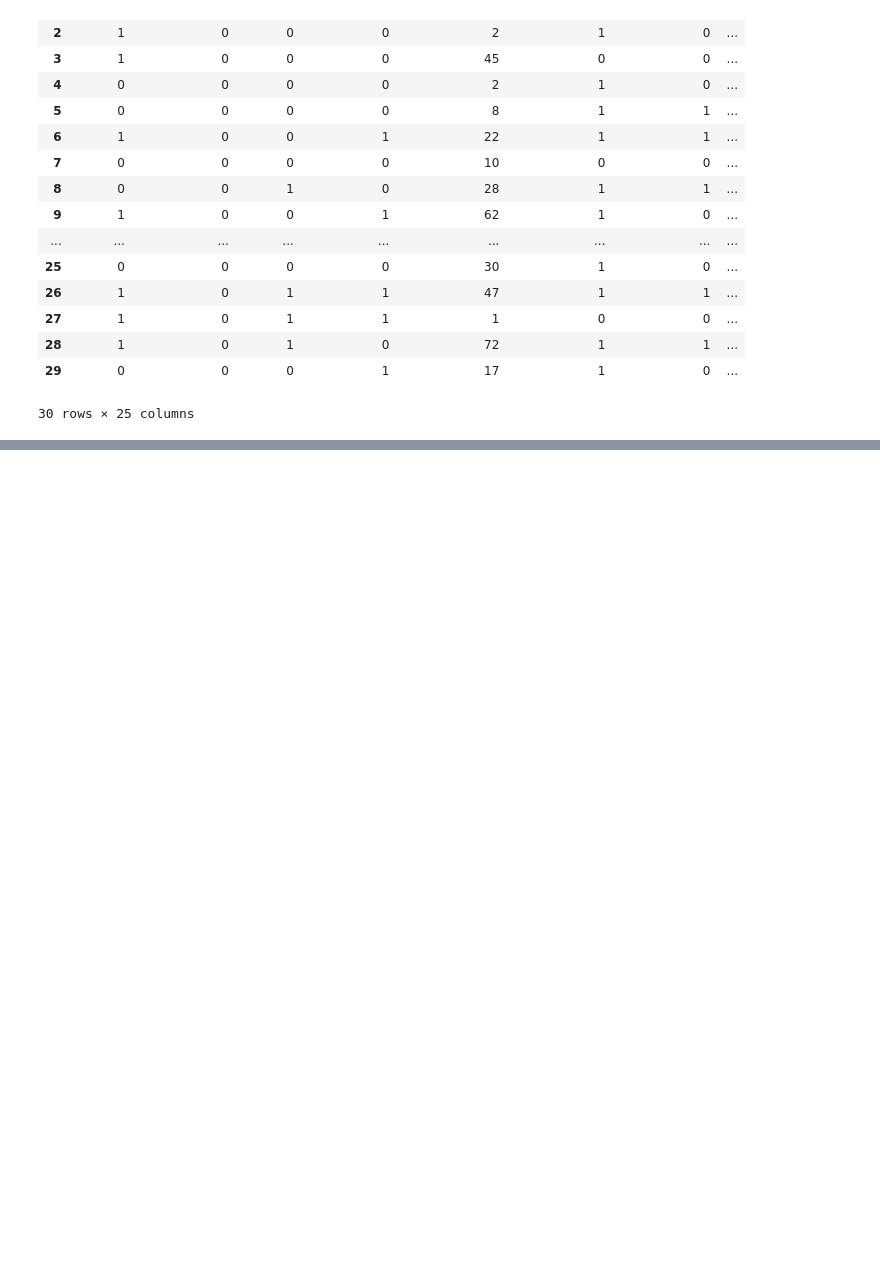
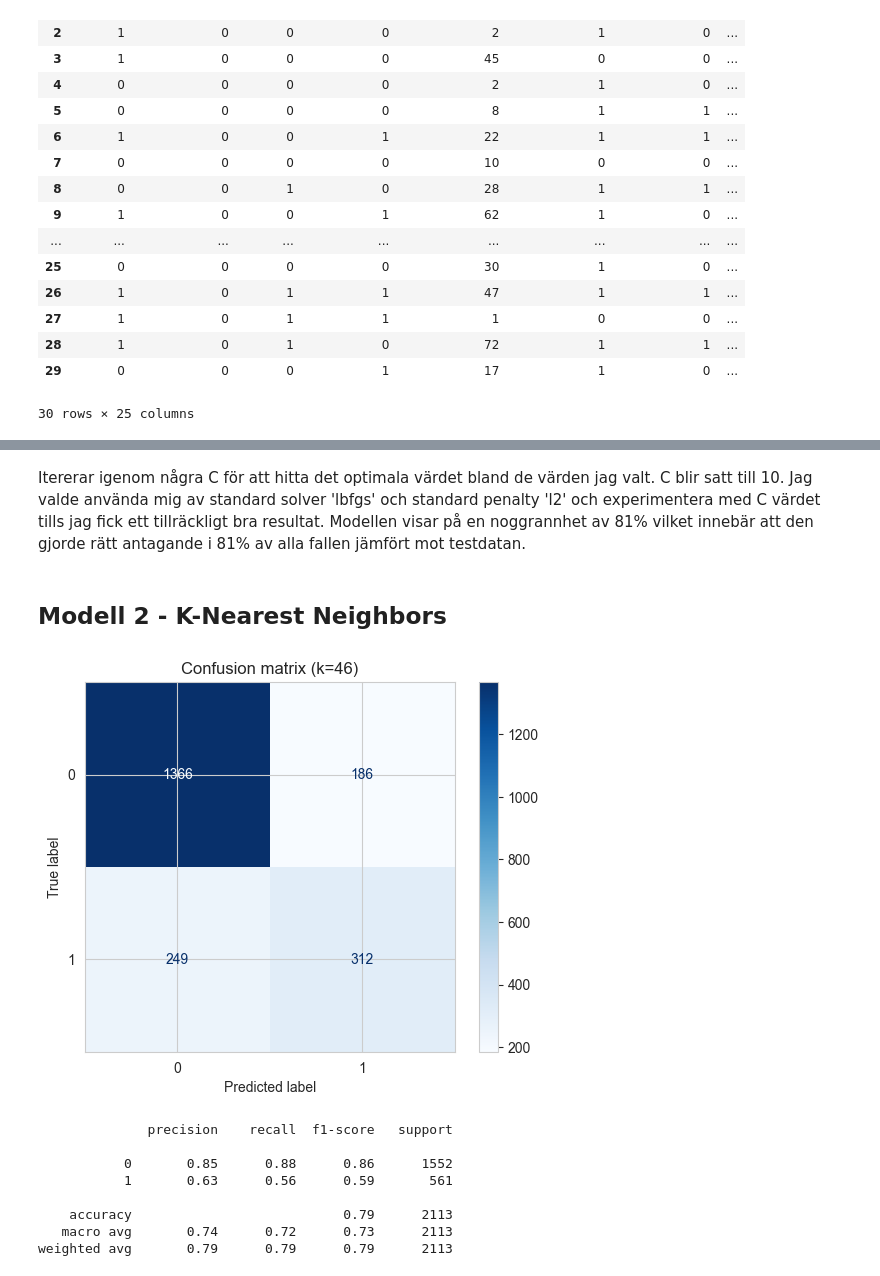
Before and after one commit to HermanCoding/AI2_Inlamning1, a Jupyter notebook: Inlamning1.ipynb, the cells around one changed output, grey strips where cells are left out. Cells and saved outputs as stored; diff of their text form; code cells hidden in the pictures; blank space fills up the shorter version.

```diff
--- a/Inlamning1.ipynb
+++ b/Inlamning1.ipynb
@@ -672,0 +751,36 @@ dfml.head(30)
+# %% [markdown]
+Itererar igenom några C för att hitta det optimala värdet bland de värden jag valt. C blir satt till 10. Jag valde använda mig av standard solver 'lbfgs' och standard penalty 'l2' och experimentera med C värdet tills jag fick ett tillräckligt bra resultat.
+Modellen visar på en noggrannhet av 81% vilket innebär att den gjorde rätt antagande i 81% av alla fallen jämfört mot testdatan.
+# %% [markdown]
+## Modell 2 - K-Nearest Neighbors
+# %%
+k_range = range(1, 60)
+param_grid = {'n_neighbors': k_range}
+knn = KNeighborsClassifier()
+
+grid = GridSearchCV(knn, param_grid, cv=5, scoring='accuracy')
+grid.fit(X_train, y_train)
+
+k = grid.best_params_['n_neighbors']
+
+knn = KNeighborsClassifier(n_neighbors=k)
+knn.fit(X_train, y_train)
+y_pred = knn.predict(X_test)
+
+cm = confusion_matrix(y_test, y_pred)
+disp = ConfusionMatrixDisplay(confusion_matrix=cm, display_labels=logreg.classes_)
+disp.plot(cmap='Blues', values_format='g')
+plt.title(f'Confusion matrix (k={k})')
+plt.show()
+
+print(classification_report(y_test,y_pred))
+# %% [output]
+[figure, added]
+              precision    recall  f1-score   support
+
+           0       0.85      0.88      0.86      1552
+           1       0.63      0.56      0.59       561
+
+    accuracy                           0.79      2113
+   macro avg       0.74      0.72      0.73      2113
+weighted avg       0.79      0.79      0.79      2113
```
Also changed, not shown: parts of 41 cells of this notebook, 2 other files.
